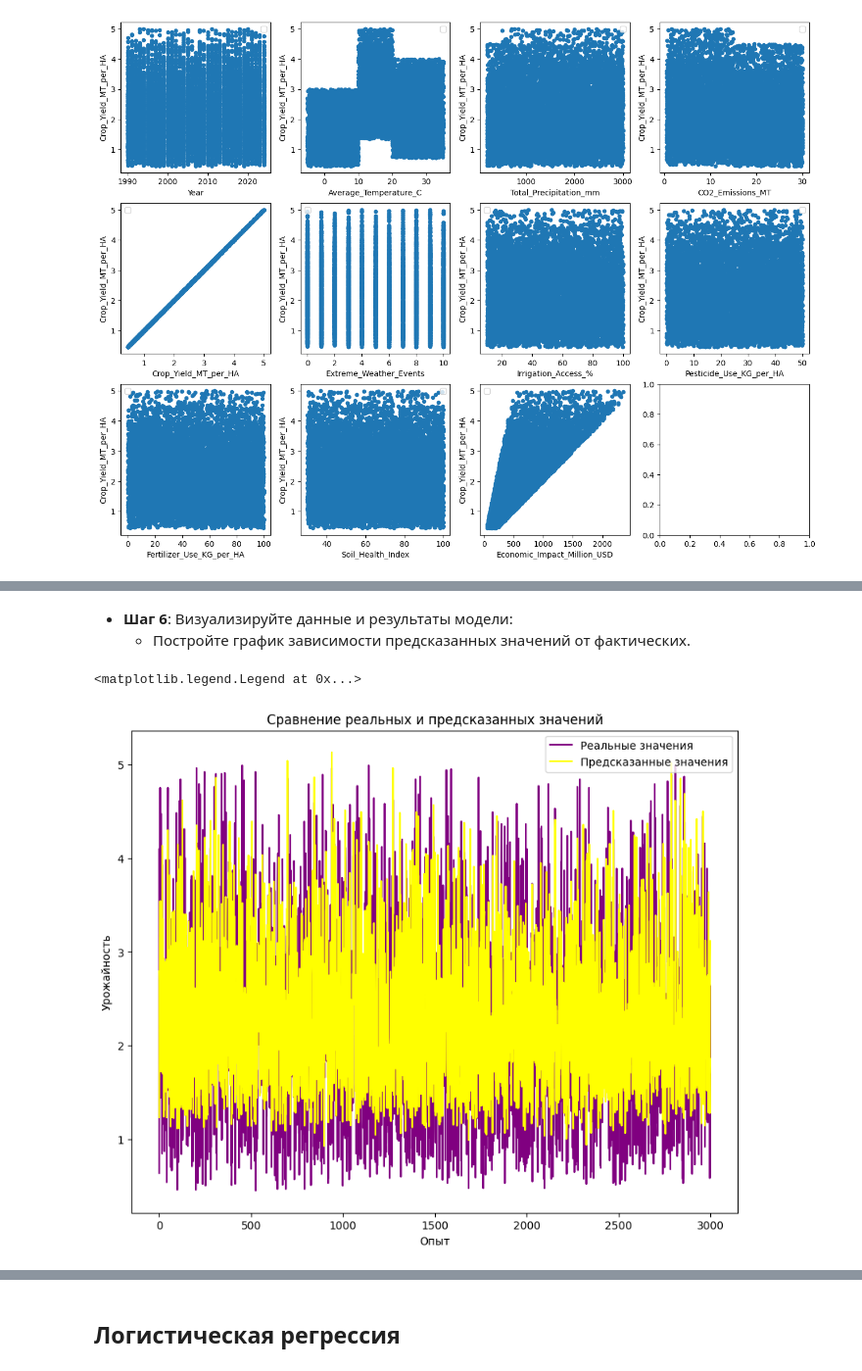
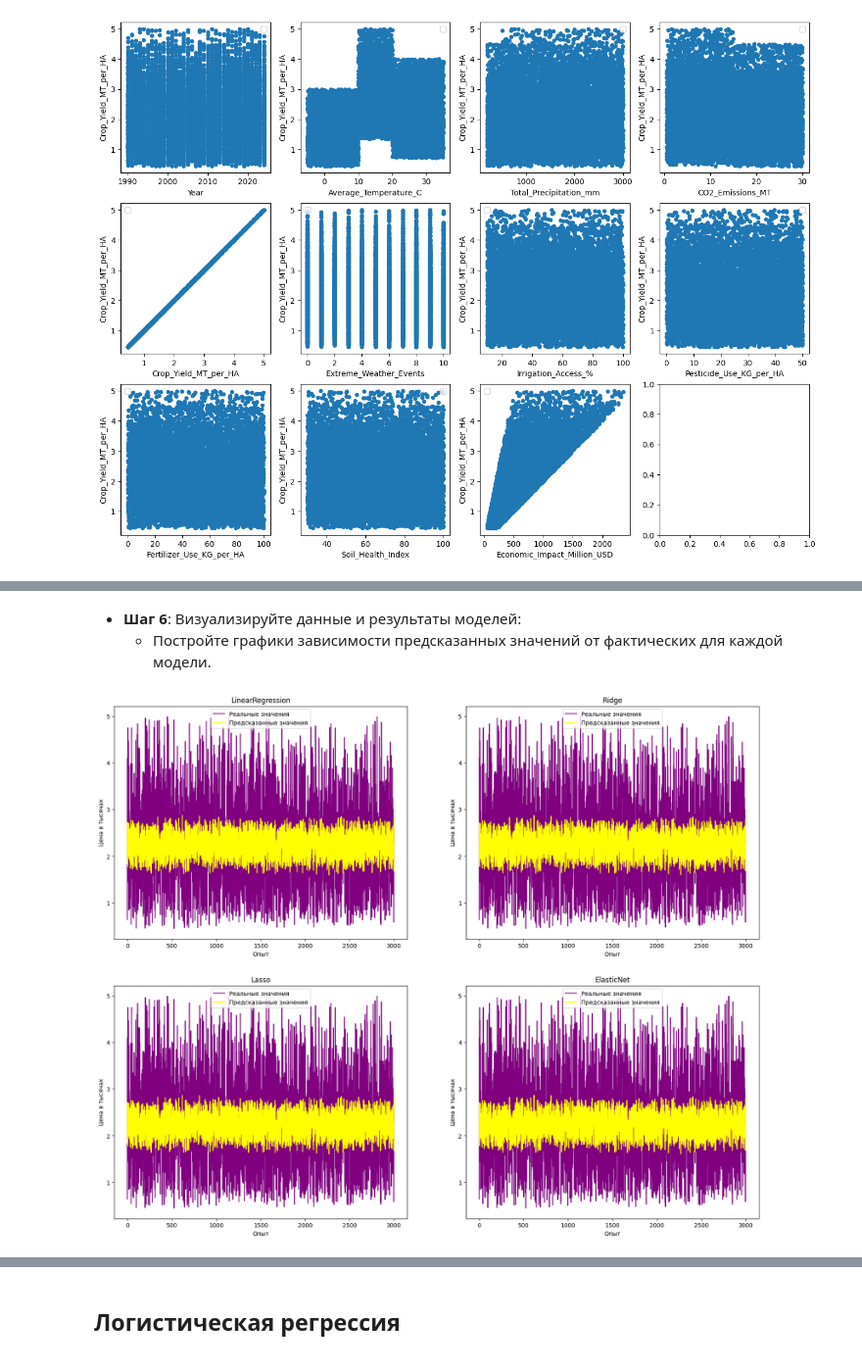
Before and after one commit to giministk/ml, a Jupyter notebook: Практическая_работа_№5_Линейная_и_логистическая_регрессия.ipynb, the cells around one changed output, grey strips where cells are left out. Shown at 98% size. Drawn from its saved outputs; the diff is of its cells as text; code cells hidden in the pictures.

```diff
--- a/Практическая_работа_№5_Линейная_и_логистическая_регрессия.ipynb
+++ b/Практическая_работа_№5_Линейная_и_логистическая_регрессия.ipynb
@@ -229,5 +298,5 @@ for idx, feature in enumerate(df2.columns[:-1]):
 KeyError: 'Country_Australia'
 [figure]
 # %%
-df2 = df2.drop(['CO2_Emissions_MT', 'Irrigation_Access_%', 'Extreme_Weather_Events', 'Pesticide_Use_KG_per_HA', 'Fertilizer_Use_KG_per_HA', 'Soil_Health_Index'], axis=1)
+df3 = df.drop(['Year', 'Irrigation_Access_%', 'Pesticide_Use_KG_per_HA', 'Fertilizer_Use_KG_per_HA', 'Soil_Health_Index', 'Economic_Impact_Million_USD', 'Crop_Type', 'Adaptation_Strategies', "Country", "Region"], axis=1)
 # %% [markdown]
@@ -235,10 +304,8 @@ df2 = df2.drop(['CO2_Emissions_MT', 'Irrigation_Access_%', 'Extreme_Weather_Even
 # %%
 from sklearn.model_selection import train_test_split
-X = df2.drop('Crop_Yield_MT_per_HA', axis=1)
-y = df2['Crop_Yield_MT_per_HA']
+X = df3.drop('Crop_Yield_MT_per_HA', axis=1)
+y = df3['Crop_Yield_MT_per_HA']
 
-X_train, X_test, y_train, y_test = train_test_split(X, y,
-                                                    test_size=0.3,
-                                                    random_state=42)
+X_train, X_test, y_train, y_test = train_test_split(X, y, test_size=0.3, random_state=42)
 display(X_train.shape, X_test.shape)
 # %% [output]
@@ -279,20 +394,22 @@ grid1_search.best_params_
 # %% [markdown]
-   - **Шаг 6**: Визуализируйте данные и результаты модели:
-     - Постройте график зависимости предсказанных значений от фактических.
+
+
+- **Шаг 6**: Визуализируйте данные и результаты моделей:
+  - Постройте графики зависимости предсказанных значений от фактических для каждой модели.
 # %%
-results = pd.DataFrame({
-    'Test': y_test.values,
-    'Predicted': y_pred
-})
-plt.figure(figsize=(10, 8))
+real = y_test.values
 
-results_sorted = results.sort_index()
-plt.plot(results_sorted['Test'].values, label='Реальные значения', color='purple')
-plt.plot(results_sorted['Predicted'].values, label='Предсказанные значения', color='yellow')
-plt.title('Сравнение реальных и предсказанных значений')
-plt.xlabel('Опыт')
-plt.ylabel('Урожайность')
-plt.legend()
+plt.figure(figsize=(20, 16))
+n_rows = len(predictions)//2
+n_cols = len(predictions) - n_rows
+
+for i, name in enumerate(predictions):
+  plt.subplot(n_rows, n_cols, i+1)
+  plt.plot(real, label='Реальные значения', color='purple')
+  plt.plot(predictions.get(name), label='Предсказанные значения', color='yellow')
+  plt.title(name)
+  plt.xlabel('Опыт')
+  plt.ylabel('Цена в тысячах')
+  plt.legend()
 # %% [output]
-<matplotlib.legend.Legend at 0x...>
-[figure, old version]
+[figure, new version]
```
Also changed, not shown: parts of 74 cells of this notebook.
